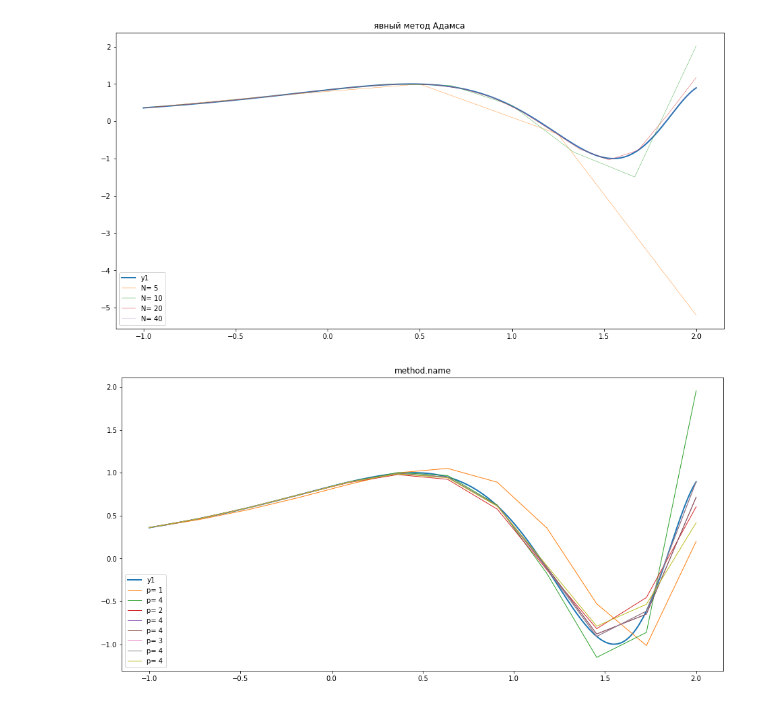
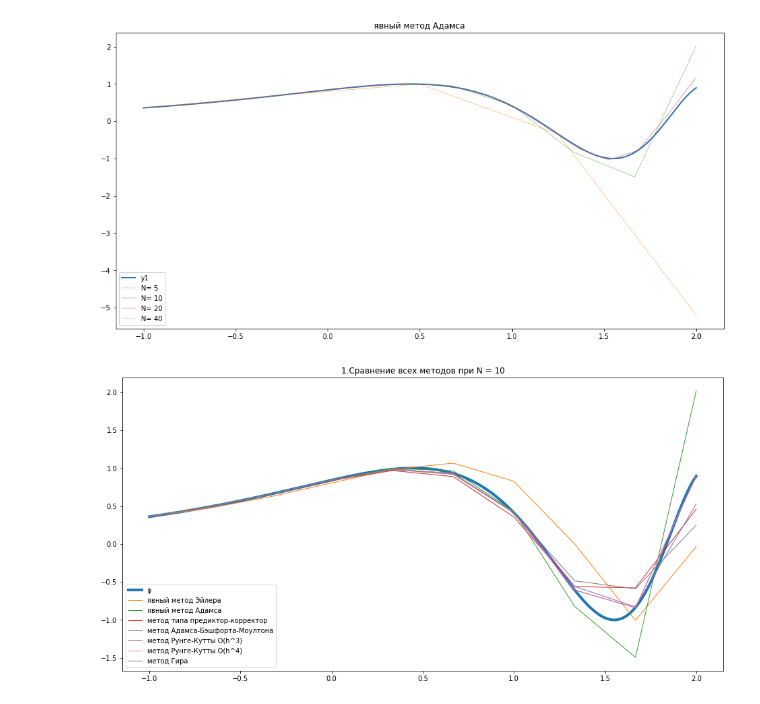
Before and after one commit to Raser23/CalculationMethods2019_1, a Jupyter notebook: All.ipynb, the cells around one changed output. Cells and saved outputs as stored; diff of their text form; code cells hidden in the pictures.

```diff
--- a/All.ipynb
+++ b/All.ipynb
@@ -175,23 +147,46 @@ plt.savefig('test.png',dpi = 200)
 20
 40
 [figure]
+# %%
+current_n = 10
+nodes = np.linspace(x0, xN, current_n)
+
+calculation_results = []
+
+for method in methods:
+    y = method.calculate(fi(nodes)[:4],f, N = current_n )
+    calculation_results.append(y)
+
+y_fi = fi(nodes)
+y_scaled = []
+
+for method in methods:
+    y = method.calculate(fi(nodes)[:4],f, N = current_n )
+    y_scaled.append(y-y_fi)
+
+y_max = y_scaled[0]
+y_min = y_scaled[0]
+for y in y_scaled:
+    y_max = np.maximum(y_max,y)
+    y_min = np.minimum(y_min,y)
+
+y_delta = y_max - y_min
+y_delta[0] = 1
+for i in range(method_count):
+    y_scaled[i] = (y_scaled[i]-y_min) / (y_delta)
 # %%
-current_n = 12
+fig = plt.figure(figsize=(16,8))
+plt.title('1.Сравнение всех методов при N = ' + str(current_n))
+
 nodes = np.linspace(x0, xN, current_n)
-y = adams_method.calculate(y_fi[:4],f)
+nodes_draw = np.linspace(x0, xN, _N)
 
-fig = plt.figure(figsize=(16,8))
-plt.title('method.name')
+plt.plot(nodes_draw, fi(nodes_draw), label='φ', linewidth=4)
 
-nodes_draw = np.linspace(x0, xN, _N)
-plt.plot(nodes_draw, fi(nodes_draw), label='y1', linewidth=2)
-
-for method in methods:
-    y = method.calculate(fi(nodes)[:4],f, N = current_n )
-    plt.plot(nodes, y, label='p= '+str(method.p), linewidth=1)
+for i in range(method_count):
+    plt.plot(nodes, calculation_results[i], label=str(methods[i].name), linewidth=1)
 
 plt.legend(loc='lower left')
-#plt.show()
 plt.savefig('test1.png',dpi = 200)
 # %% [output]
-[figure, old version]
+[figure, new version]
```
Also changed, not shown: parts of 10 cells of this notebook, 2 other files.
